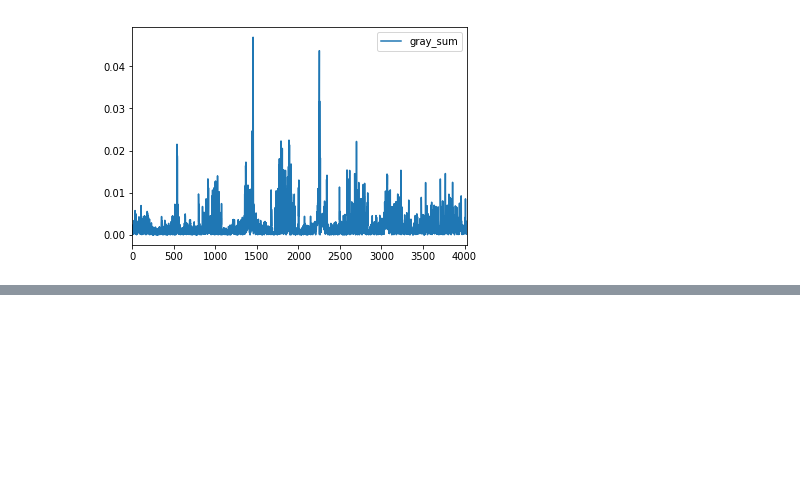
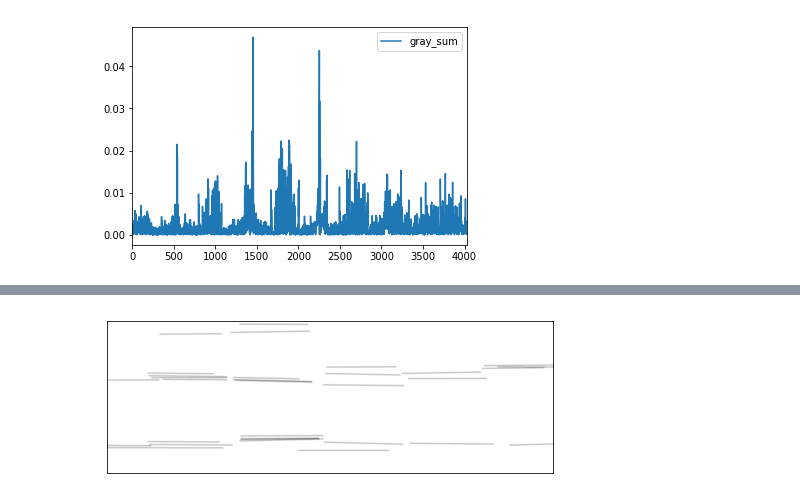
Before and after one commit to HerikkWang/Graduation_project_cv, a Jupyter notebook: project/image_vertical_segmentation.ipynb, the cells around one changed output, grey strips where cells are left out. Saved outputs shown, nothing was run; the diff lists cells and outputs as text; code cells hidden in the pictures; blank space fills up the shorter version.

```diff
--- a/project/image_vertical_segmentation.ipynb
+++ b/project/image_vertical_segmentation.ipynb
@@ -83,0 +175,25 @@ df1.plot()
+# %%
+def sort_lines(lines):
+    line_list_hor = []
+    line_list_ver = []
+    for line in lines:
+        x0 = line[0][0]
+        y0 = line[0][1]
+        x1 = line[1][0]
+        y1 = line[1][1]
+        if x0 == x1:
+            line_list_ver.append([(x0, y0), (x1, y1)])
+        elif y0 == y1:
+            line_list_hor.append([(x0, y0), (x1, y1)])
+        elif np.arctan(np.fabs(y0 - y1) / np.fabs(x0 - x1)) * 180 / np.pi < 10:
+            line_list_hor.append([(x0, y0), (x1, y1)])
+        elif np.arctan(np.fabs(y0 - y1) / np.fabs(x0 - x1)) * 180 / np.pi > 80:
+            line_list_ver.append([(x0, y0), (x1, y1)])
+
+    return line_list_hor, line_list_ver
+# %%
+lines_2_hor, lines_2_ver = sort_lines(lines_2)
+# %%
+line_drawer(lines_2_hor, gray_img.shape)
+# %% [output]
+[figure, added]
```
Also changed, not shown: parts of 27 cells of this notebook.
